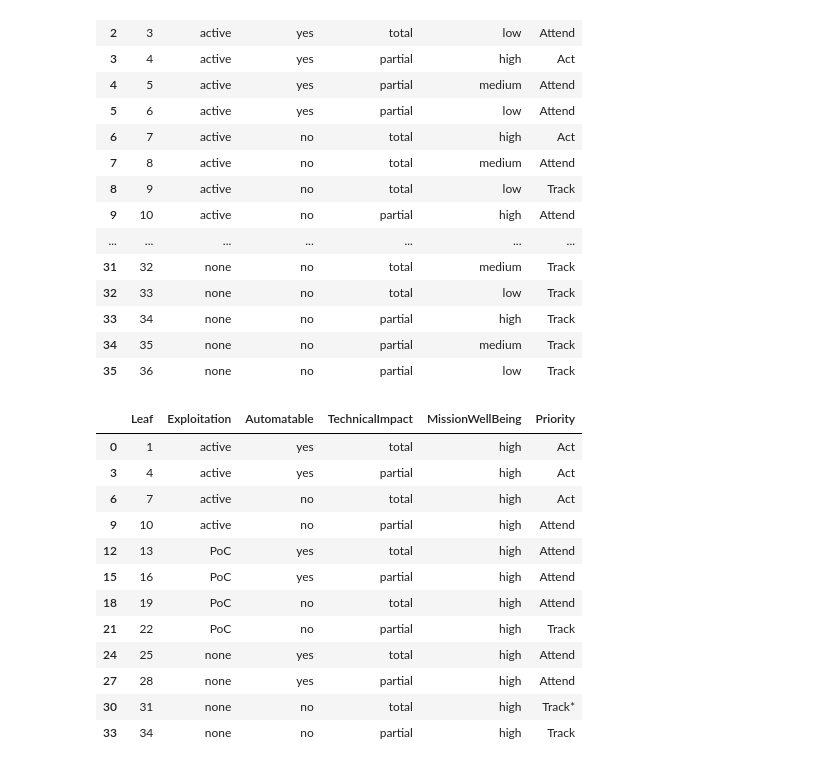
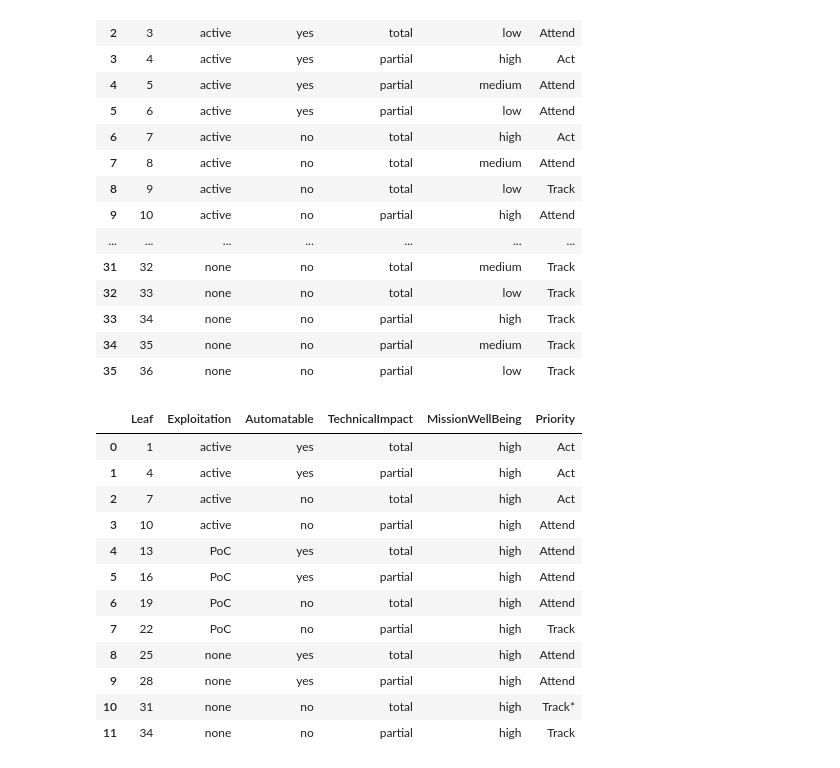
Before and after one commit to RiskBasedPrioritization/RiskBasedPrioritizationAnalysis, a Jupyter notebook: analysis/cvss-bt.ipynb, the cells around one changed output. Saved outputs shown, nothing was run; the diff lists cells and outputs as text; code cells hidden in the pictures.

```diff
--- a/analysis/cvss-bt.ipynb
+++ b/analysis/cvss-bt.ipynb
@@ -647,21 +651,25 @@ dt_df
 | 33 | 34 | none | no | partial | high | Track |
 | 34 | 35 | none | no | partial | medium | Track |
 | 35 | 36 | none | no | partial | low | Track |
-# %%
-
-dt_df= dt_df.iloc[::3]
-dt_df
-# %% [output]
-|  | Leaf | Exploitation | Automatable | TechnicalImpact | MissionWellBeing | Priority |
-| 0 | 1 | active | yes | total | high | Act |
-| 3 | 4 | active | yes | partial | high | Act |
-| 6 | 7 | active | no | total | high | Act |
-| 9 | 10 | active | no | partial | high | Attend |
-| 12 | 13 | PoC | yes | total | high | Attend |
-| 15 | 16 | PoC | yes | partial | high | Attend |
-| 18 | 19 | PoC | no | total | high | Attend |
-| 21 | 22 | PoC | no | partial | high | Track |
-| 24 | 25 | none | yes | total | high | Attend |
-| 27 | 28 | none | yes | partial | high | Attend |
-| 30 | 31 | none | no | total | high | Track* |
-| 33 | 34 | none | no | partial | high | Track |
+# %%
+# Drop the 3 MissionWellBeing values to 1 High because we're not interested in that in the scope of the vulnerability relative risk.
+dt_df= dt_df.iloc[::3]
+
+# Reset the index of the DataFrame
+dt_df.reset_index(drop=True, inplace=True)
+
+dt_df
+# %% [output]
+|  | Leaf | Exploitation | Automatable | TechnicalImpact | MissionWellBeing | Priority |
+| 0 | 1 | active | yes | total | high | Act |
+| 1 | 4 | active | yes | partial | high | Act |
+| 2 | 7 | active | no | total | high | Act |
+| 3 | 10 | active | no | partial | high | Attend |
+| 4 | 13 | PoC | yes | total | high | Attend |
+| 5 | 16 | PoC | yes | partial | high | Attend |
+| 6 | 19 | PoC | no | total | high | Attend |
+| 7 | 22 | PoC | no | partial | high | Track |
+| 8 | 25 | none | yes | total | high | Attend |
+| 9 | 28 | none | yes | partial | high | Attend |
+| 10 | 31 | none | no | total | high | Track* |
+| 11 | 34 | none | no | partial | high | Track |
```
Also changed, not shown: parts of 30 cells of this notebook, 2 other files.
